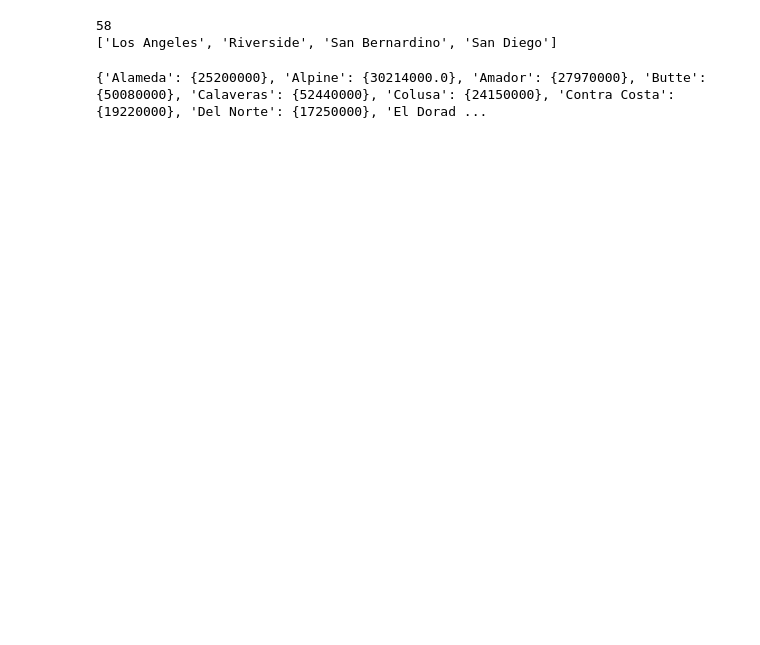
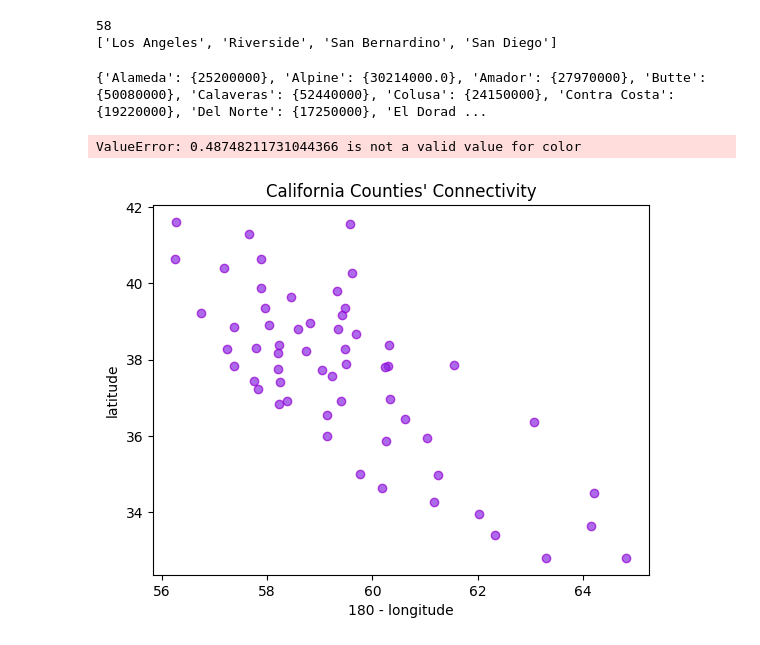
Before and after one commit to itis2010me/CSE203B, a Jupyter notebook: Connectivity.ipynb, the cells around one changed output. Drawn from its saved outputs; the diff is of its cells as text; code cells hidden in the pictures; blank space fills up the shorter version.

Commit message:
[Yuxin]: add connectivity graph

```diff
--- a/Connectivity.ipynb
+++ b/Connectivity.ipynb
@@ -936,0 +1064,35 @@ data.to_csv('S_matrix.csv', index=False)
+# %%
+import matplotlib.pyplot as plt
+
+for county in counties:
+    xi = 180 - county_longitudes[county]
+    yi = county_latitudes[county]
+    plt.scatter(xi, yi, c="blueviolet", edgecolors='darkviolet', alpha=0.7)
+    plt.xlabel('180 - longitude')
+    plt.ylabel('latitude')
+    plt.title('California Counties\' Connectivity')
+
+for i in range(58):
+    for j in range(58):
+        if C[i][j] == 0:
+            continue
+        x1 = 180 - county_longitudes[counties[i]]
+        y1 = county_latitudes[counties[i]]
+        x2 = 180 - county_longitudes[counties[j]]
+        y2 = county_latitudes[counties[j]]
+        x = np.array((x1, x2))
+        y = np.array((y1, y2))
+
+        if C[i][j] >= 0.75:
+            plt.plot(x, y, c='cyan')
+        elif C[i][j] >= 0.5:
+            plt.plot(x, y, c='darkturquoise')
+        elif C[i][j] >= 0.25:
+            plt.plot(x, y, c='paleturquoise')
+        else:
+            plt.plot(x, y, c='lightcyan')
+plt.legend()
+plt.show()
+# %% [output]
+ValueError: 0.48748211731044366 is not a valid value for color
+[figure, added]
```
Also changed, not shown: parts of 1 cell of this notebook.
